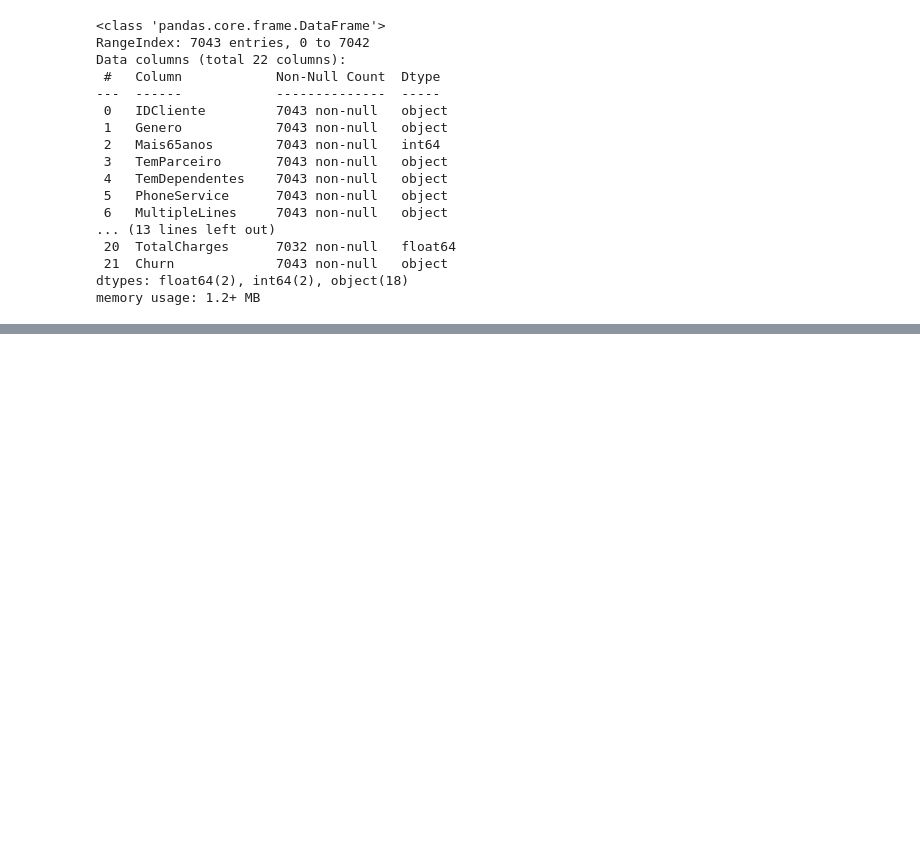
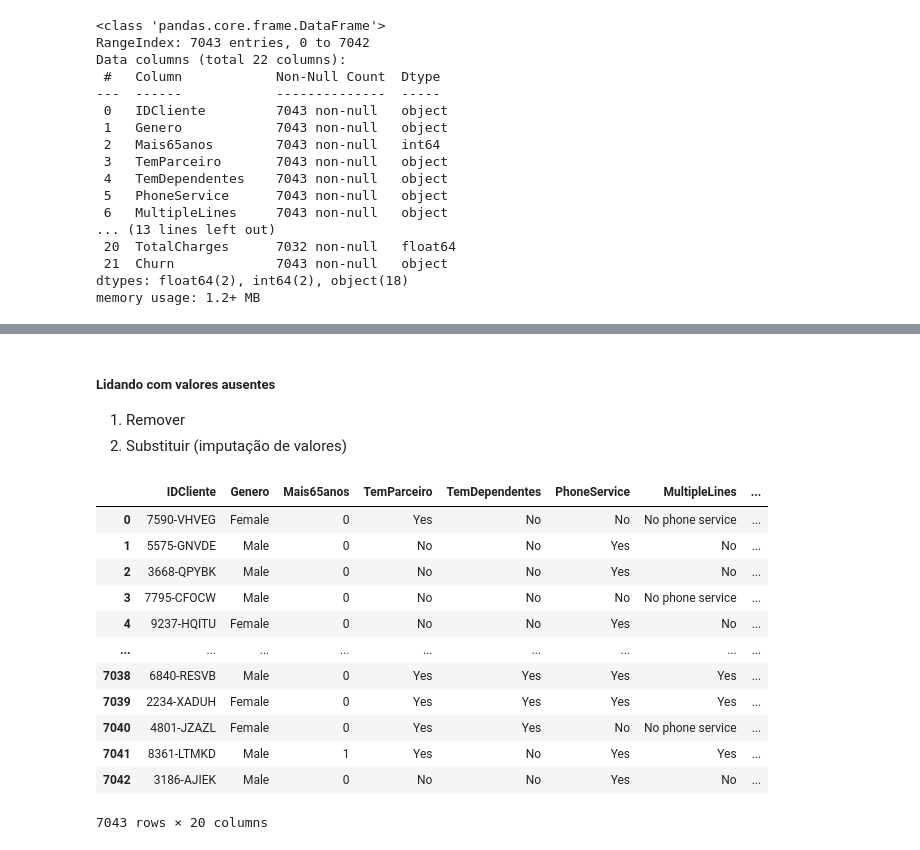
Before and after one commit to Kemuel-Batista/ignite-ai-development-exploratory-data-analysis, a Jupyter notebook: eda-churn.ipynb, the cells around one changed output, grey strips where cells are left out. Saved outputs shown, nothing was run; the diff lists cells and outputs as text; code cells hidden in the pictures; blank space fills up the shorter version.

```diff
--- a/eda-churn.ipynb
+++ b/eda-churn.ipynb
@@ -441,0 +502,23 @@ memory usage: 1.2+ MB
+# %% [markdown]
+##### Lidando com valores ausentes
+
+1. Remover
+2. Substituir (imputação de valores)
+# %%
+# Remover valores ausentes - removendo de forma direta e específica a coluna que possui valores ausentes
+df_churn.drop(columns=['TotalCharges'], axis=1)
+# Não colocamos um o parâmetro inplace pois não queremos de fato, deletar nesse caso, apenas exibir o dataframe
+# %% [output]
+|  | IDCliente | Genero | Mais65anos | TemParceiro | TemDependentes | PhoneService | MultipleLines | ... |
+| 0 | 7590-VHVEG | Female | 0 | Yes | No | No | No phone service | ... |
+| 1 | 5575-GNVDE | Male | 0 | No | No | Yes | No | ... |
+| 2 | 3668-QPYBK | Male | 0 | No | No | Yes | No | ... |
+| 3 | 7795-CFOCW | Male | 0 | No | No | No | No phone service | ... |
+| 4 | 9237-HQITU | Female | 0 | No | No | Yes | No | ... |
+| ... | ... | ... | ... | ... | ... | ... | ... | ... |
+| 7038 | 6840-RESVB | Male | 0 | Yes | Yes | Yes | Yes | ... |
+| 7039 | 2234-XADUH | Female | 0 | Yes | Yes | Yes | Yes | ... |
+| 7040 | 4801-JZAZL | Female | 0 | Yes | Yes | No | No phone service | ... |
+| 7041 | 8361-LTMKD | Male | 1 | Yes | No | Yes | Yes | ... |
+| 7042 | 3186-AJIEK | Male | 0 | No | No | Yes | No | ... |
+7043 rows × 20 columns
```
Also changed, not shown: parts of 17 cells of this notebook.
